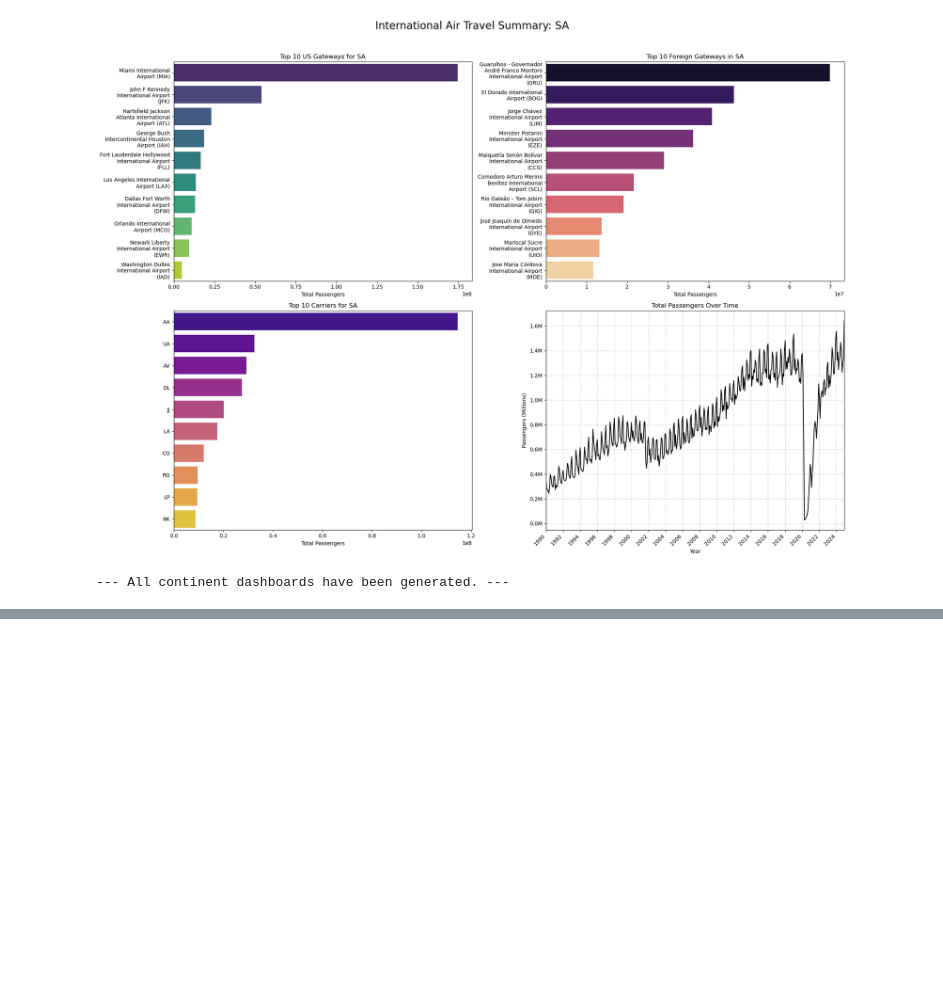
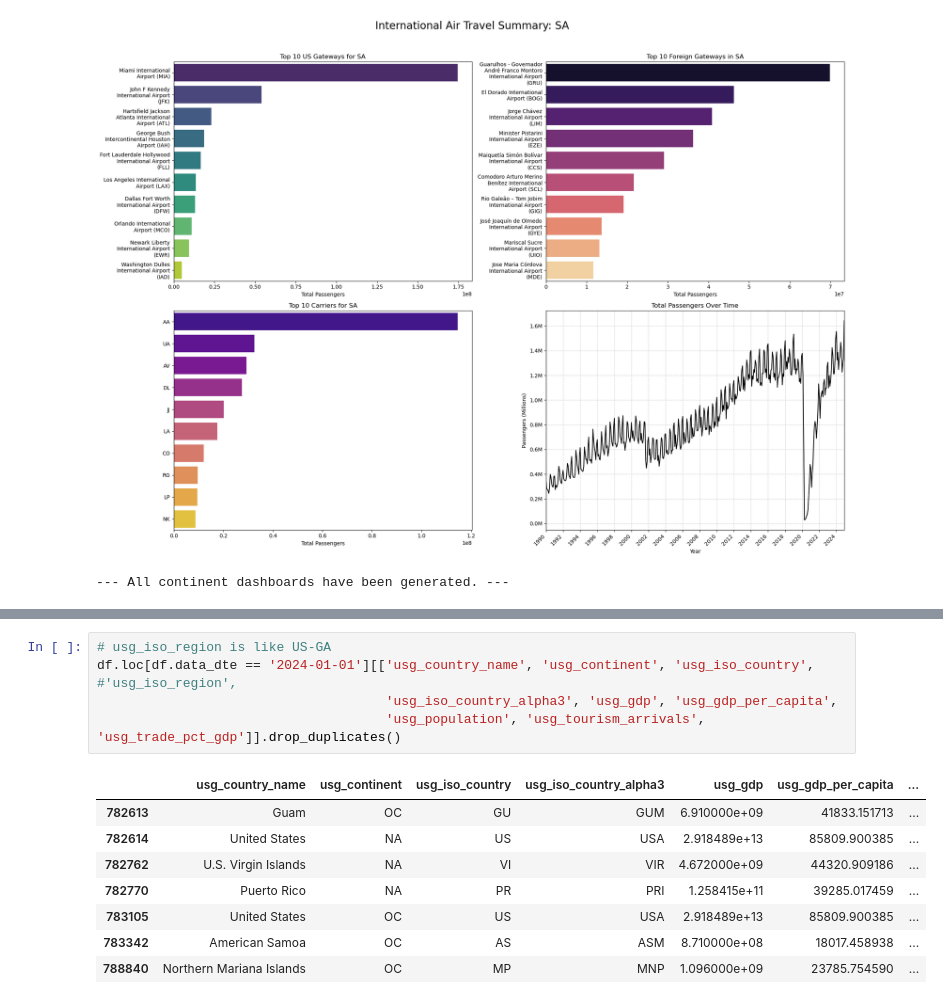
Before and after one commit to NicholasAKovacs/Skynet, a Jupyter notebook: notebooks/data_intro.ipynb, the cells around one changed output, grey strips where cells are left out. Saved outputs shown, nothing was run; the diff lists cells and outputs as text; blank space fills up the shorter version.

```diff
--- a/notebooks/data_intro.ipynb
+++ b/notebooks/data_intro.ipynb
@@ -394,0 +401,14 @@ print("\n--- All continent dashboards have been generated. ---")
+# %%
+# usg_iso_region is like US-GA
+df.loc[df.data_dte == '2024-01-01'][['usg_country_name', 'usg_continent', 'usg_iso_country', #'usg_iso_region',
+                                     'usg_iso_country_alpha3', 'usg_gdp', 'usg_gdp_per_capita',
+                                     'usg_population', 'usg_tourism_arrivals', 'usg_trade_pct_gdp']].drop_duplicates()
+# %% [output]
+|  | usg_country_name | usg_continent | usg_iso_country | usg_iso_country_alpha3 | usg_gdp | usg_gdp_per_capita | ... |
+| 782613 | Guam | OC | GU | GUM | 6.910000e+09 | 41833.151713 | ... |
+| 782614 | United States | NA | US | USA | 2.918489e+13 | 85809.900385 | ... |
+| 782762 | U.S. Virgin Islands | NA | VI | VIR | 4.672000e+09 | 44320.909186 | ... |
+| 782770 | Puerto Rico | NA | PR | PRI | 1.258415e+11 | 39285.017459 | ... |
+| 783105 | United States | OC | US | USA | 2.918489e+13 | 85809.900385 | ... |
+| 783342 | American Samoa | OC | AS | ASM | 8.710000e+08 | 18017.458938 | ... |
+| 788840 | Northern Mariana Islands | OC | MP | MNP | 1.096000e+09 | 23785.754590 | ... |
```
Also changed, not shown: parts of 5 cells of this notebook, 1 other file.
